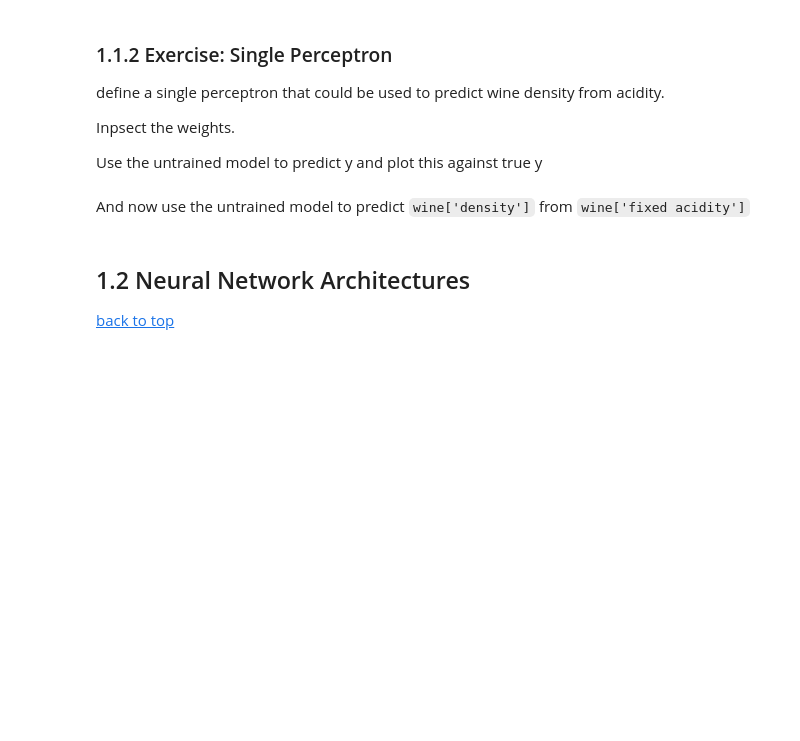
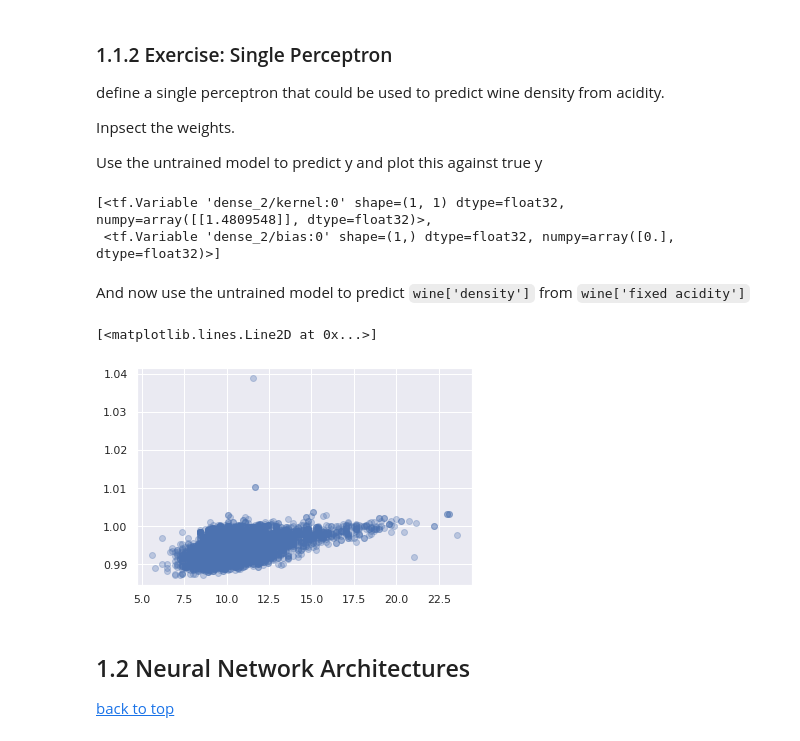
Before and after one commit to wesleybeckner/technology_fundamentals, a Jupyter notebook: C3 Machine Learning I/Tech_Fun_C3_S3_The_Multilayer_Perceptron.ipynb, the cells around one changed output. Saved outputs shown, nothing was run; the diff lists cells and outputs as text; code cells hidden in the pictures; blank space fills up the shorter version.

```diff
--- a/C3 Machine Learning I/Tech_Fun_C3_S3_The_Multilayer_Perceptron.ipynb
+++ b/C3 Machine Learning I/Tech_Fun_C3_S3_The_Multilayer_Perceptron.ipynb
@@ -237,11 +233,19 @@ model = keras.Sequential([
+# %%
+model.weights
+# %% [output]
+[<tf.Variable 'dense_2/kernel:0' shape=(1, 1) dtype=float32, numpy=array([[1.4809548]], dtype=float32)>,
+ <tf.Variable 'dense_2/bias:0' shape=(1,) dtype=float32, numpy=array([0.], dtype=float32)>]
 # %% [markdown]
 And now use the untrained model to predict `wine['density']` from `wine['fixed acidity']`
 # %%
 # in the line below, use model.predict() and provide wine['fixed acidity'] as
 # the input data to predict what wine['density'] will be
-y_pred = # YOUR CODE HERE
+# y_pred =
 
-plt.plot(y_pred, wine['density'], ls='', marker='o')
+plt.plot(y_pred, wine['density'], ls='', marker='o', alpha=0.3)
+# %% [output]
+[<matplotlib.lines.Line2D at 0x...>]
+[figure, added]
 # %% [markdown]
 <a name='x.2'></a>
 
```
Also changed, not shown: parts of 11 cells of this notebook.
